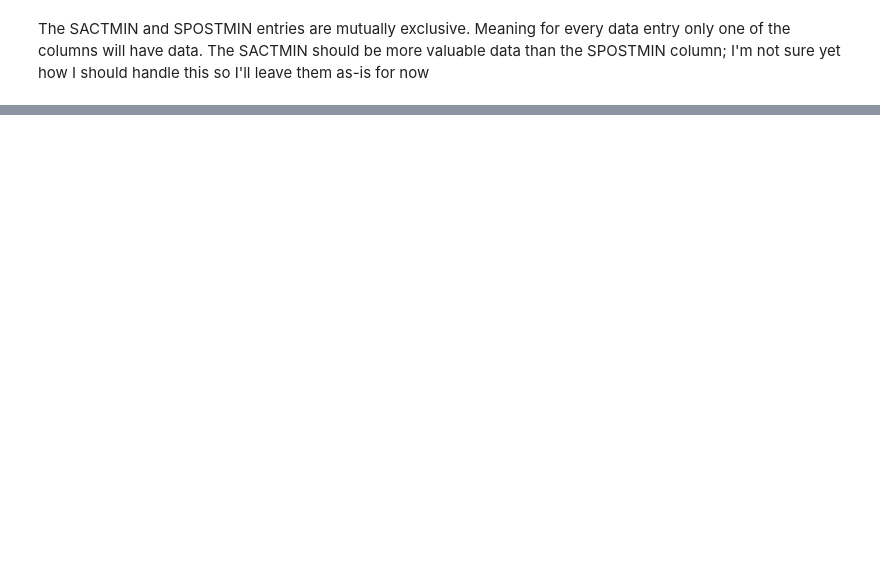
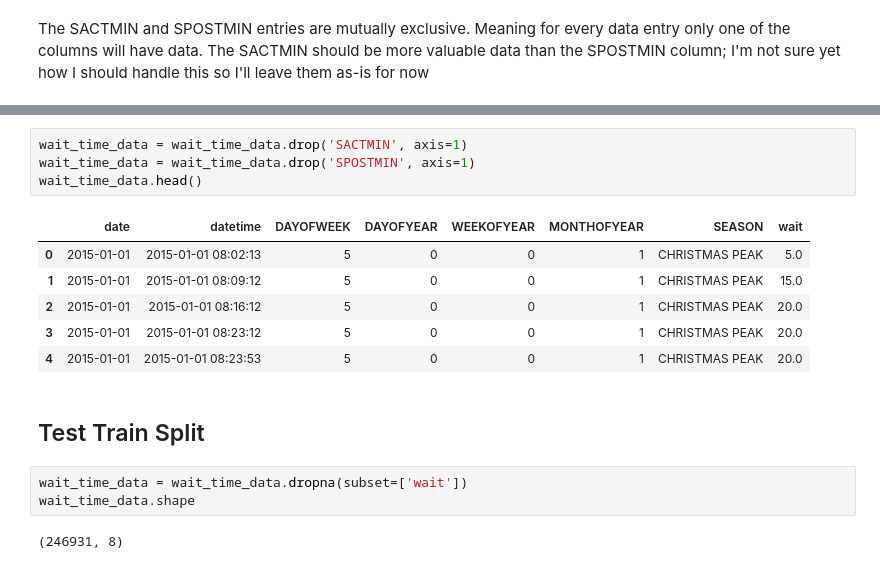
Before and after one commit to vanderbilt-ml/50-nelson-mlproj-waittime, a Jupyter notebook: wait_time_prediction.ipynb, the cells around one changed output, grey strips where cells are left out. Drawn from its saved outputs; the diff is of its cells as text; blank space fills up the shorter version.

```diff
--- a/wait_time_prediction.ipynb
+++ b/wait_time_prediction.ipynb
@@ -88,0 +145,18 @@ The SACTMIN and SPOSTMIN entries are mutually exclusive. Meaning for every data
+# %%
+wait_time_data = wait_time_data.drop('SACTMIN', axis=1)
+wait_time_data = wait_time_data.drop('SPOSTMIN', axis=1)
+wait_time_data.head()
+# %% [output]
+|  | date | datetime | DAYOFWEEK | DAYOFYEAR | WEEKOFYEAR | MONTHOFYEAR | SEASON | wait |
+| 0 | 2015-01-01 | 2015-01-01 08:02:13 | 5 | 0 | 0 | 1 | CHRISTMAS PEAK | 5.0 |
+| 1 | 2015-01-01 | 2015-01-01 08:09:12 | 5 | 0 | 0 | 1 | CHRISTMAS PEAK | 15.0 |
+| 2 | 2015-01-01 | 2015-01-01 08:16:12 | 5 | 0 | 0 | 1 | CHRISTMAS PEAK | 20.0 |
+| 3 | 2015-01-01 | 2015-01-01 08:23:12 | 5 | 0 | 0 | 1 | CHRISTMAS PEAK | 20.0 |
+| 4 | 2015-01-01 | 2015-01-01 08:23:53 | 5 | 0 | 0 | 1 | CHRISTMAS PEAK | 20.0 |
+# %% [markdown]
+## Test Train Split
+# %%
+wait_time_data = wait_time_data.dropna(subset=['wait'])
+wait_time_data.shape
+# %% [output]
+(246931, 8)
```
Also changed, not shown: parts of 26 cells of this notebook.
